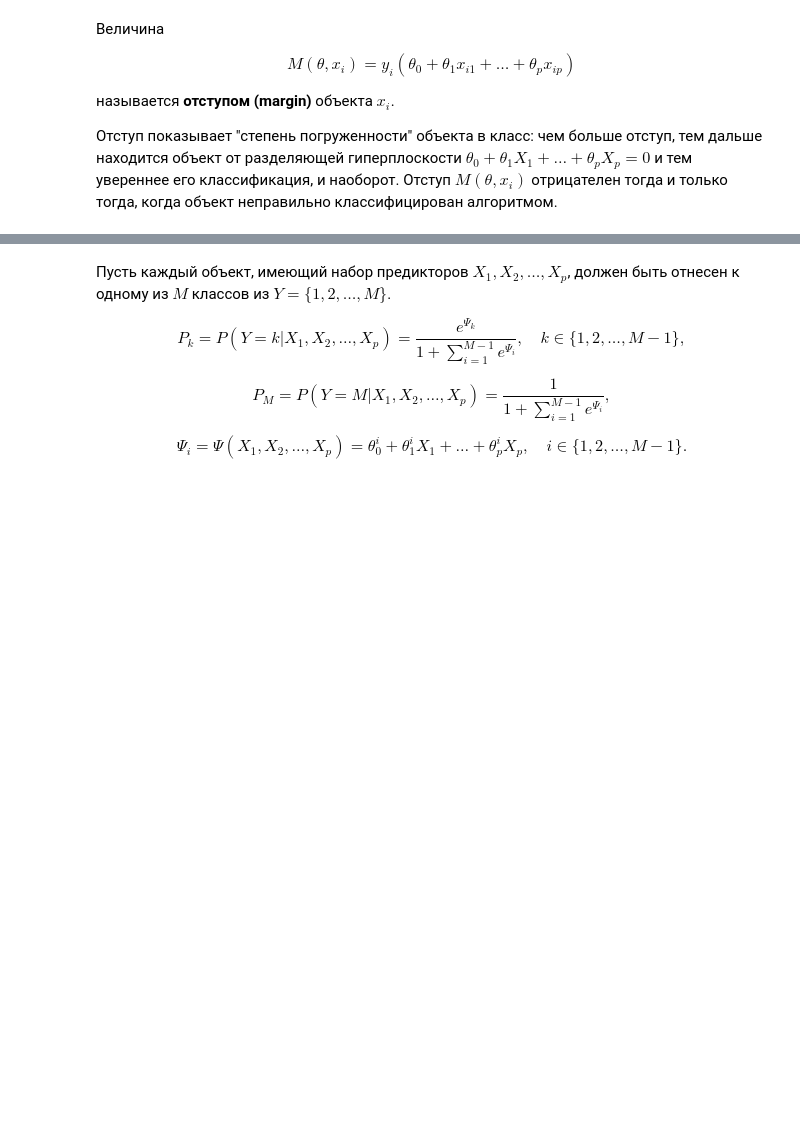
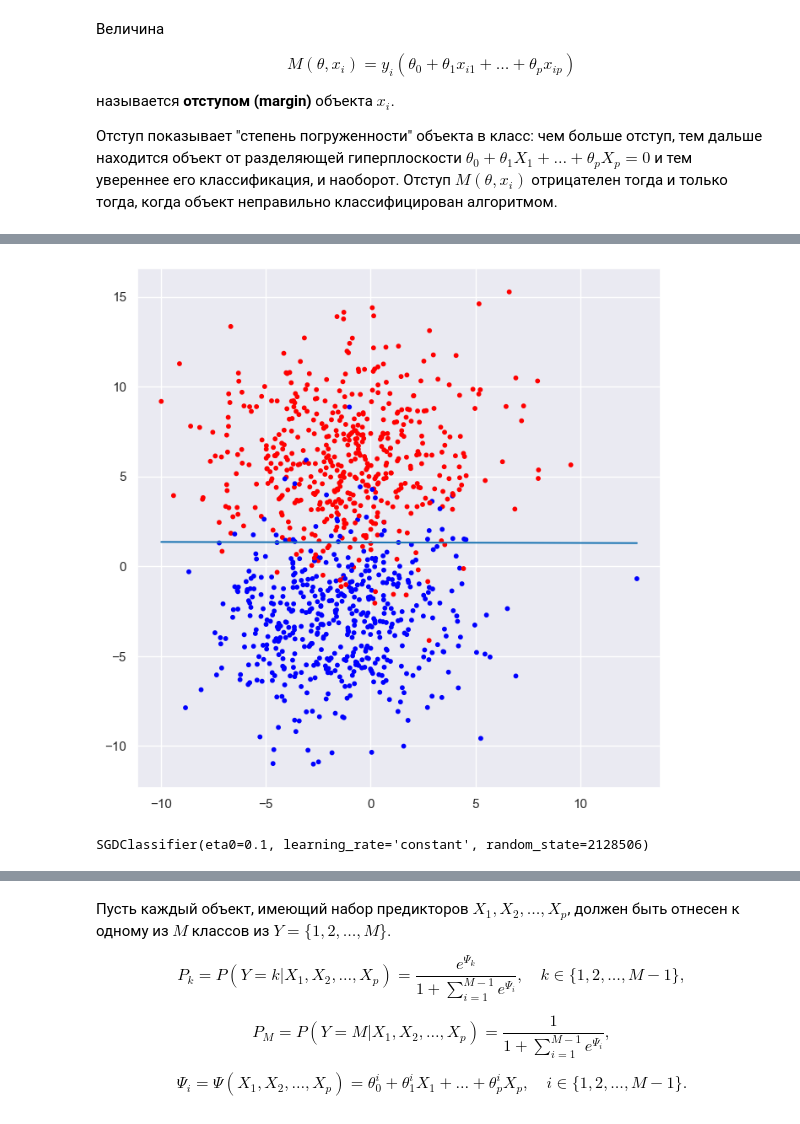
Before and after one commit to EvgenyMeredelin/machine-learning-notes-and-codes, a Jupyter notebook: ml_logreg/ml_logreg.ipynb, the cells around one changed output, grey strips where cells are left out. Cells and saved outputs as stored; diff of their text form; code cells hidden in the pictures; blank space fills up the shorter version.

```diff
--- a/ml_logreg/ml_logreg.ipynb
+++ b/ml_logreg/ml_logreg.ipynb
@@ -170,0 +358,12 @@ $$M(\theta,x_i) = y_i(\theta_0 + \theta_1 x_{i1} + \dots + \theta_p x_{ip})$$
+# %%
+plotClf(w_manual)
+# %% [output]
+[figure, added]
+# %%
+clf = SGDClassifier(
+    max_iter=1000, random_state=random_state,
+    learning_rate='constant', eta0=0.1
+)
+clf.fit(X, y)  # SGDClassifier сам добавляет константный признак
+# %% [output]
+SGDClassifier(eta0=0.1, learning_rate='constant', random_state=2128506)
```
Also changed, not shown: parts of 41 cells of this notebook.
